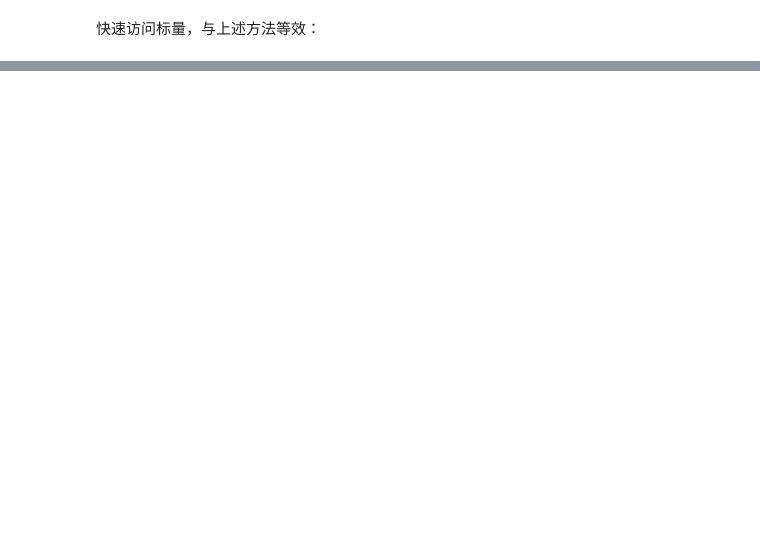
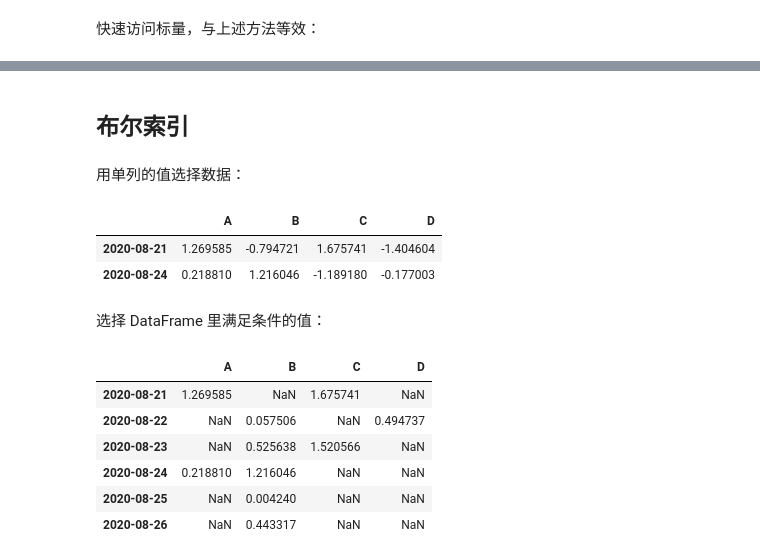
Before and after one commit to mangxiao2018/PandasSample, a Jupyter notebook: 1-入门Pandas.ipynb, the cells around one changed output, grey strips where cells are left out. Drawn from its saved outputs; the diff is of its cells as text; code cells hidden in the pictures; blank space fills up the shorter version.

Commit message:
赋值、布尔索引

```diff
--- a/1-入门Pandas.ipynb
+++ b/1-入门Pandas.ipynb
@@ -357,0 +358,22 @@ df.iat[1, 1]
+# %% [markdown]
+## 布尔索引
+# %% [markdown]
+用单列的值选择数据：
+# %%
+df[df.A > 0]
+# %% [output]
+|  | A | B | C | D |
+| 2020-08-21 | 1.269585 | -0.794721 | 1.675741 | -1.404604 |
+| 2020-08-24 | 0.218810 | 1.216046 | -1.189180 | -0.177003 |
+# %% [markdown]
+选择 DataFrame 里满足条件的值：
+# %%
+df[df > 0]
+# %% [output]
+|  | A | B | C | D |
+| 2020-08-21 | 1.269585 | NaN | 1.675741 | NaN |
+| 2020-08-22 | NaN | 0.057506 | NaN | 0.494737 |
+| 2020-08-23 | NaN | 0.525638 | 1.520566 | NaN |
+| 2020-08-24 | 0.218810 | 1.216046 | NaN | NaN |
+| 2020-08-25 | NaN | 0.004240 | NaN | NaN |
+| 2020-08-26 | NaN | 0.443317 | NaN | NaN |
```
Also changed, not shown: parts of 40 cells of this notebook.
